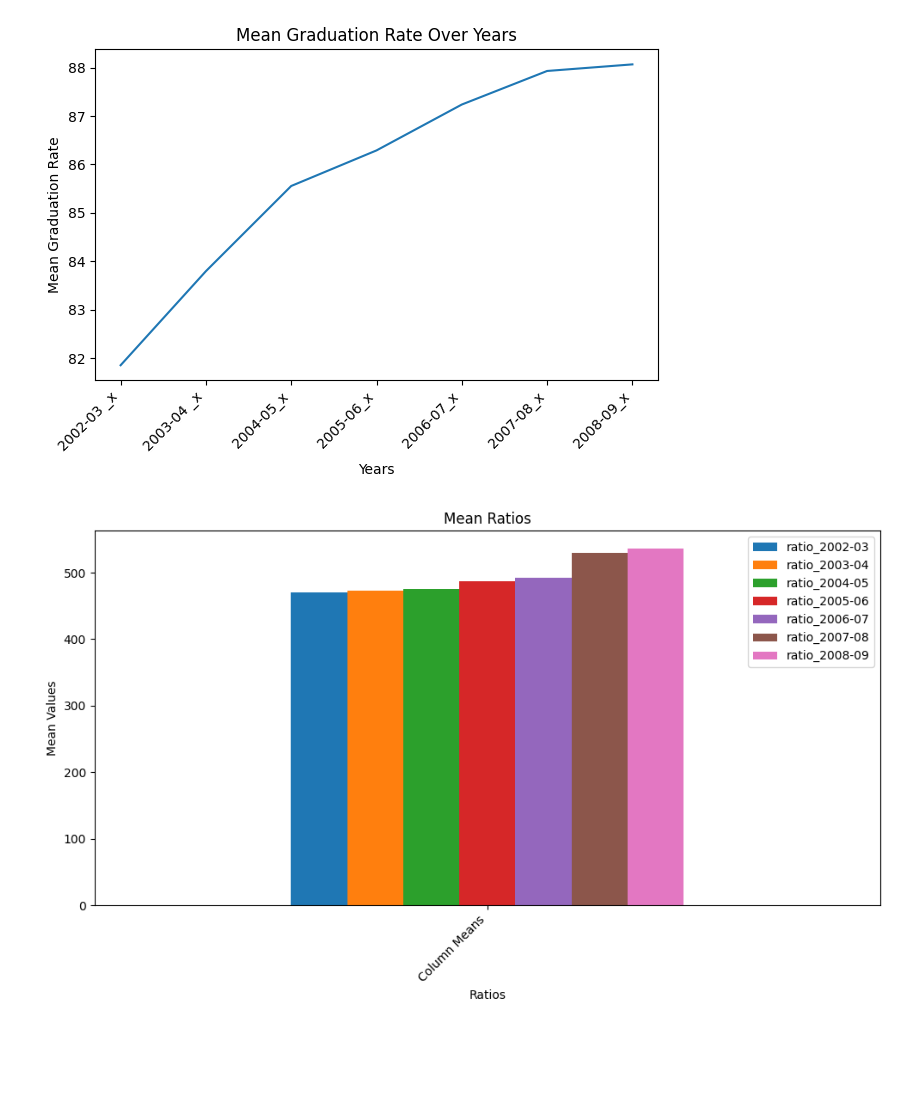
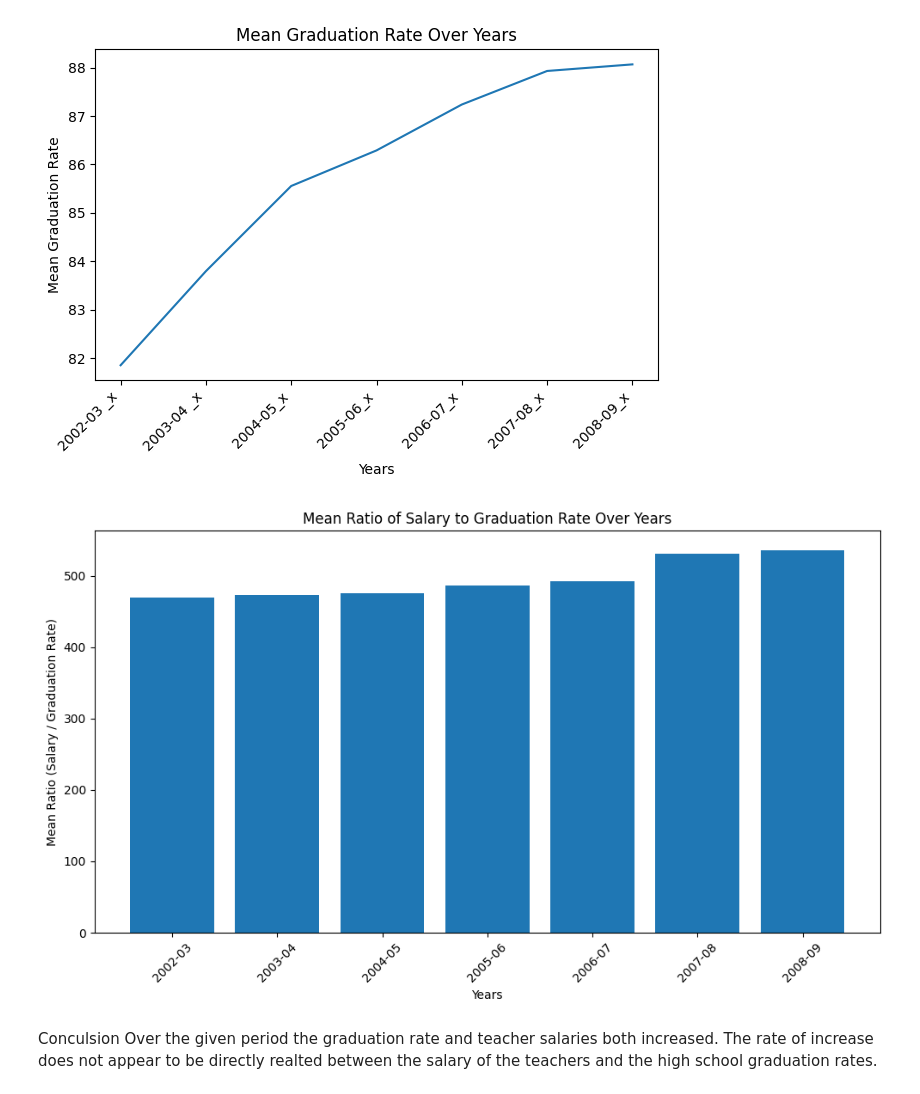
Before and after one commit to thompson-andrea-rene/KY_Grad, a Jupyter notebook: notebook.ipynb, the cells around one changed output. Drawn from its saved outputs; the diff is of its cells as text; code cells hidden in the pictures; blank space fills up the shorter version.

Commit message:
conculsion

```diff
--- a/notebook.ipynb
+++ b/notebook.ipynb
@@ -241,16 +235,3 @@ plt.tight_layout()
 plt.show()
 # %% [output]
 [figure]
-# %%
-#Chart for the mean of the ratio between graduation and salary
-
-ratio_columns = [col for col in means_df.columns if 'ratio' in col]
-means_df[ratio_columns].plot(kind='bar', figsize=(10, 6))
-plt.title('Mean Ratios')
-plt.xlabel('Ratios')
-plt.ylabel('Mean Values')
-plt.xticks(rotation=45, ha='right')
-plt.tight_layout()
-plt.show()
-# %% [output]
-[figure, removed]
@@ -268,3 +238,23 @@ fig.show()
+# %%
+#Chart for the Mean Ratio (Salary/Gradutaion) over the given years
+
+ratios = ['ratio_2002-03', 'ratio_2003-04', 'ratio_2004-05', 'ratio_2005-06', 'ratio_2006-07', 'ratio_2007-08', 'ratio_2008-09']
+mean_ratios = [merged_df[ratio].mean() for ratio in ratios]
+years = ['2002-03', '2003-04', '2004-05', '2005-06', '2006-07', '2007-08', '2008-09']
+
+plt.figure(figsize=(10, 6))
+plt.bar(years, mean_ratios)
+plt.xlabel('Years')
+plt.ylabel('Mean Ratio (Salary / Graduation Rate)')
+plt.title('Mean Ratio of Salary to Graduation Rate Over Years')
+plt.xticks(rotation=45)
+plt.tight_layout()
+plt.show()
+# %% [output]
+[figure, added]
+# %% [markdown]
+Conculsion
+Over the given period the graduation rate and teacher salaries both increased. The rate of increase does not appear to be directly realted between the salary of the teachers and the high school graduation rates.
 # %%
 # Created Data Dictionary
 merged_df.to_csv('merged_data.csv', index=False)
```
Also changed, not shown: parts of 6 cells of this notebook.
